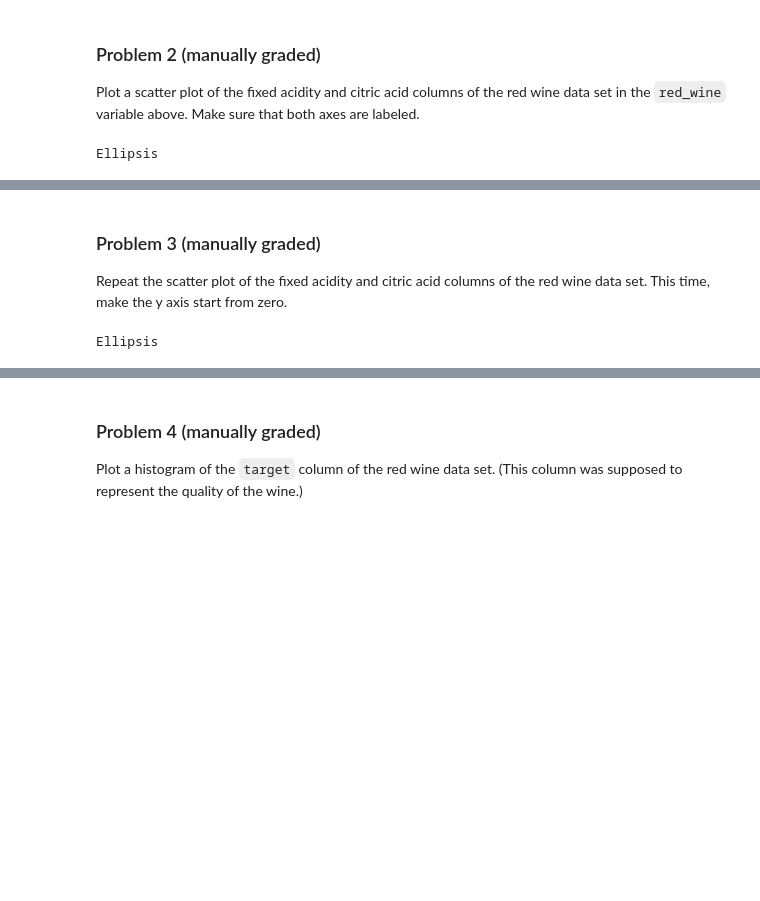
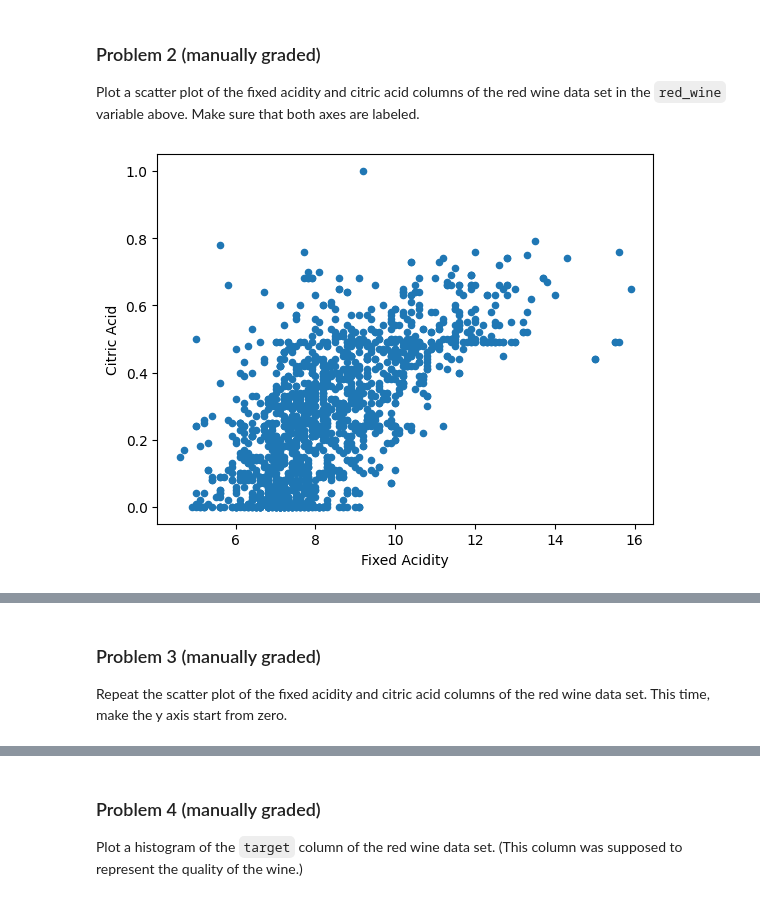
Before and after one commit to JonG-2025/dx602-homework-10, a Jupyter notebook: homework.ipynb, the cells around one changed output, grey strips where cells are left out. Saved outputs shown, nothing was run; the diff lists cells and outputs as text; code cells hidden in the pictures; blank space fills up the shorter version.

```diff
--- a/homework.ipynb
+++ b/homework.ipynb
@@ -62,12 +62,15 @@ plt.subplots_adjust(wspace= 0.4, hspace= 0.9)
 
 Plot a scatter plot of the fixed acidity and citric acid columns of the red wine data set in the `red_wine` variable above.
 Make sure that both axes are labeled.
-# %%
-# YOUR CHANGES HERE
-
-...
-# %% [output]
-Ellipsis
+# %%
+# YOUR CHANGES HERE
+
+red_wine.plot.scatter(x= 'fixed acidity', y= 'citric acid')
+plt.xlabel('Fixed Acidity')
+plt.ylabel('Citric Acid')
+plt.show()
+# %% [output]
+[figure, added]
 # %% [markdown]
 <div style="page-break-after: always;"></div>
 # %% [markdown]
@@ -75,9 +78,3 @@ Ellipsis
 
 Repeat the scatter plot of the fixed acidity and citric acid columns of the red wine data set.
 This time, make the y axis start from zero.
-# %%
-# YOUR CHANGES HERE
-
-...
-# %% [output]
-Ellipsis
```
Also changed, not shown: parts of 1 cell of this notebook.
